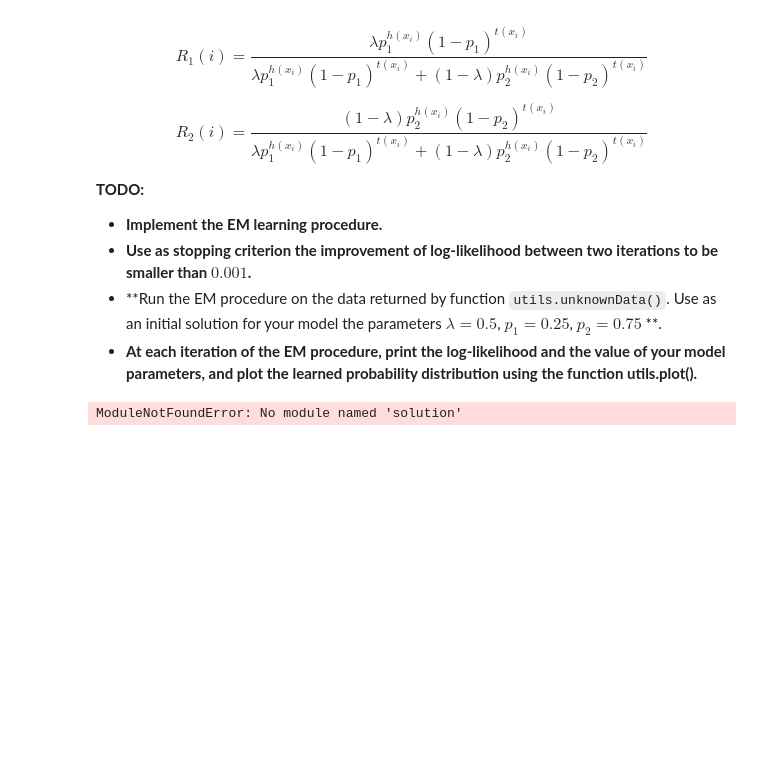
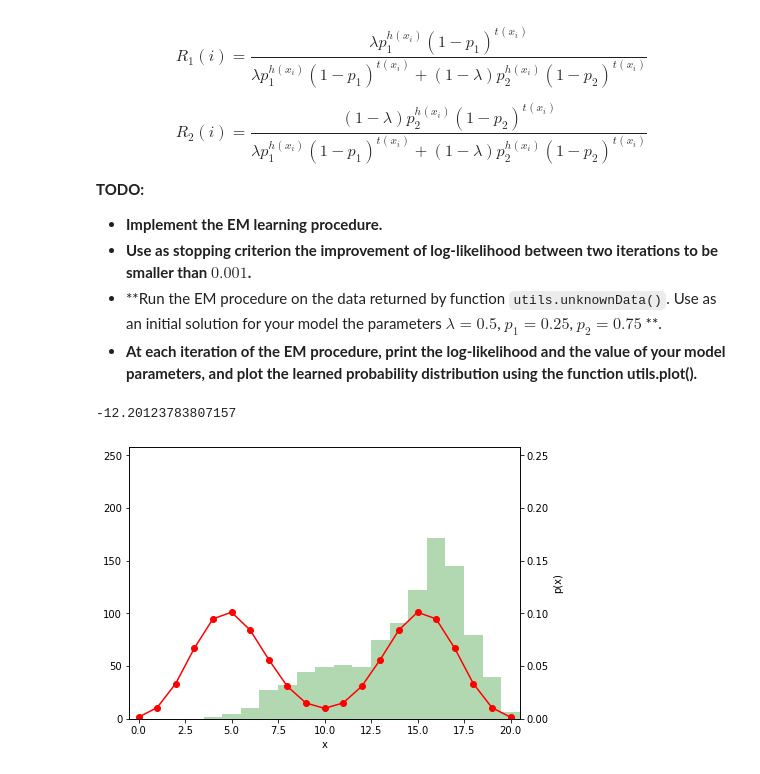
Before and after one commit to oleksa-oleksa/Python, a Jupyter notebook: Machine_Learning/ML_TU_Berlin_WS1920/sheet05/sheet05.ipynb, the cells around one changed output. Drawn from its saved outputs; the diff is of its cells as text; code cells hidden in the pictures; blank space fills up the shorter version.

Commit message:
assignment 5 machine learning tu berlin distribution function done

```diff
--- a/Machine_Learning/ML_TU_Berlin_WS1920/sheet05/sheet05.ipynb
+++ b/Machine_Learning/ML_TU_Berlin_WS1920/sheet05/sheet05.ipynb
@@ -141,33 +140,50 @@ $$R_2(i) = \frac{(1-\lambda) p_2^{h(x_i)}(1-p_2)^{t(x_i)}}{\lambda p_1^{h(x_i)}(
 # %%
 import utils
 %matplotlib inline
 
 # --------------------
 # REPLACE BY YOUR CODE
-import solution; solution.EM()
-# --------------------
 
+def compute_distribution(M, p1, p2):
+    hx = numpy.arange(M+1)
+    tx = M - hx
+    px = scipy.special.binom(M, hx)*(lam*pow(p1,hx)*pow(1-p1,tx) + (1-lam)*pow(p2,hx)*pow(1-p2,tx))
+    return px
 
 # -------------------------------------------
 # Template for your code
 # -------------------------------------------
 #TODO: Initialize the model
-lam = None
-p1  = None
-p2  = None
 
-criterion = None # (to be set to True)
+data = utils.unknownData()
+
+N = data.shape[0] # height n time tosses
+M = data.shape[1] # one coin was tossed m times
+
+lam = 0.5
+p1  = 0.25
+p2  = 0.75
+it = 0 # iteration index
+criterion = False # (to be set to True)
+criterion_num = 0.0001
+
+log_l = loglikelihood(data,lam,p1,p2) # Use as an initial solution the parameters l=0.5, p1=0.25, p2=0.75
+dist = compute_distribution(M, p1, p2)
+utils.plot(data, dist/np.sum(dist))
 
 # Iterate until the stopping criterion is satisfied
 while (criterion == False):
 
     #TODO:
     # - Perform one step of EM
     # - Print the log-likelihood and the model parameters
     # - Plot data histogram and the learned probability distribution
     # - Determine if stopping criterion is satisfied
 
-    print('it:%2d  lambda: %.2f  p1: %.2f  p2: %.2f  log-likelihood: %.3f'%(it, lam, p1, p2, loglikelihood))
+    print('it:%2d  lambda: %.2f  p1: %.2f  p2: %.2f  log-likelihood: %.3f'%(it, lam, p1, p2))
+
+    #print('it:%2d  lambda: %.2f  p1: %.2f  p2: %.2f  log-likelihood: %.3f'%(it, lam, p1, p2, loglikelihood))
 # -------------------------------------------
 # %% [output]
-ModuleNotFoundError: No module named 'solution'
+-12.20123783807157
+[figure, added]
```
Also changed, not shown: parts of 2 cells of this notebook.
